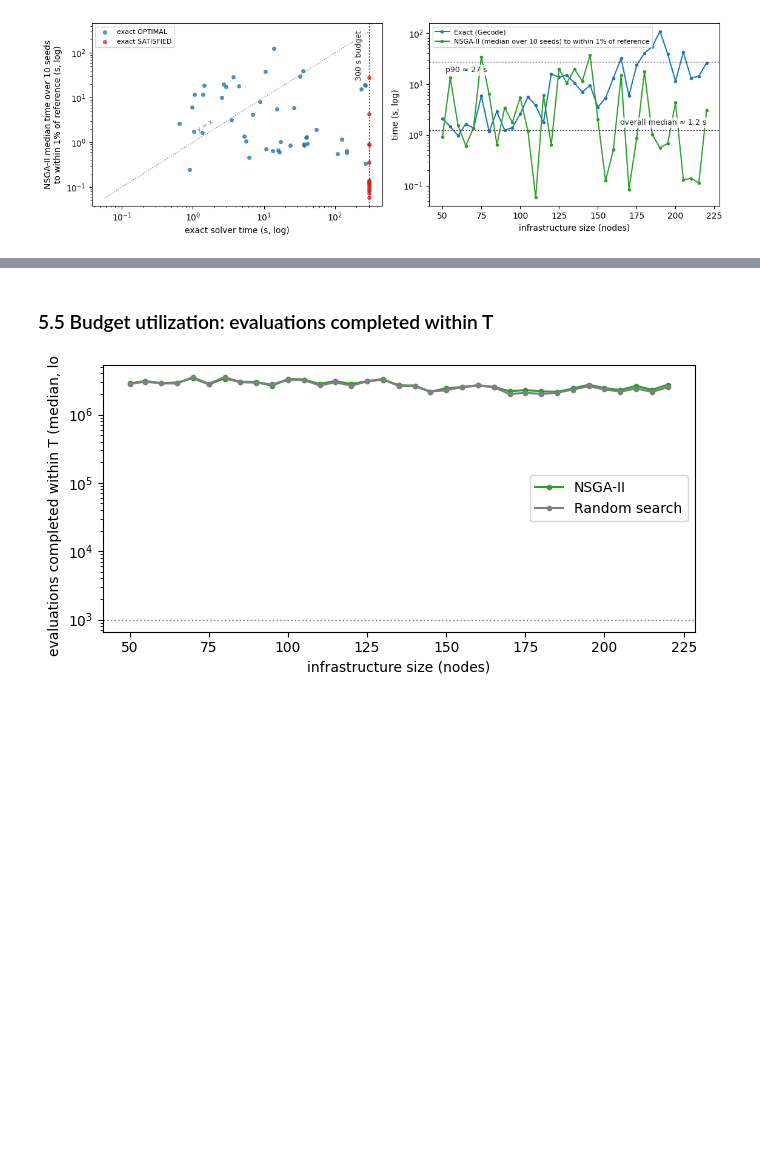
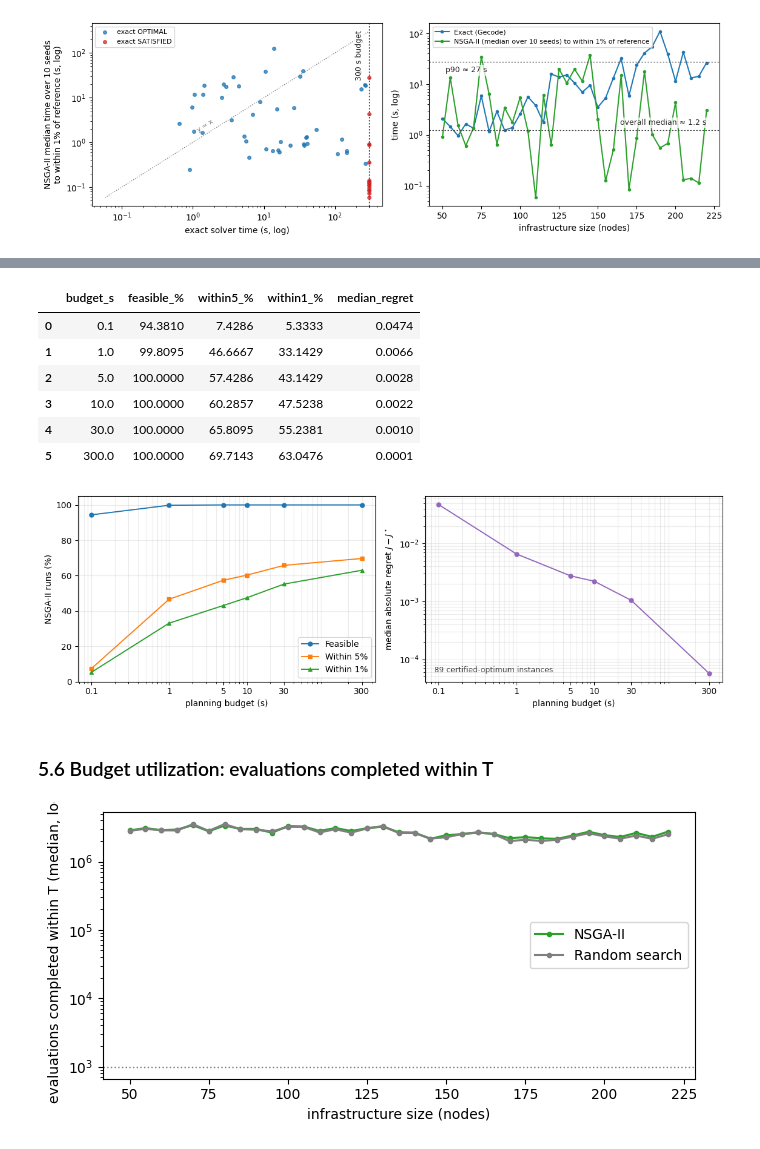
Before and after one commit to isa-group/OpenBinding, a Jupyter notebook: experimentation/icsoc/notebooks/03_results_evaluation.ipynb, the cells around one changed output, grey strips where cells are left out. Drawn from its saved outputs; the diff is of its cells as text; code cells hidden in the pictures; blank space fills up the shorter version.

Commit message:
feat: quality-deadline curves for planning budget guidance

```diff
--- a/experimentation/icsoc/notebooks/03_results_evaluation.ipynb
+++ b/experimentation/icsoc/notebooks/03_results_evaluation.ipynb
@@ -649,5 +661,57 @@ seeds reaching within 1% on the 62 reported instances: min 60%, quartiles 100%/1
+# %%
+budgets_s = [0.1, 1, 5, 10, 30, 300]
+nsga_runs = runs.loc[runs.engine == 'evolutionary-heuristics', ['run_id', 'instance_id']]
+
+rows = []
+for t in budgets_s:
+    j_t = analysis.j_at_cutoff(traces, time_cutoff_ms=t * 1000)
+    m = (nsga_runs.merge(j_t[['run_id', 'J']], on='run_id', how='left')
+         .merge(references, on='instance_id'))
+    gap = (m.J - m.reference_J) / m.reference_J  # NaN (not yet feasible) compares as False
+    cert = m[m.reference_source == 'exact_optimal']
+    rows.append({
+        'budget_s': t,
+        'feasible_%': m.J.notna().mean() * 100,
+        'within5_%': (gap <= 0.05).mean() * 100,
+        'within1_%': (gap <= 0.01).mean() * 100,
+        # the median skips runs with no feasible solution at t; their share is
+        # exactly what the feasible_% column reports
+        'median_regret': (cert.J - cert.reference_J).median(),
+    })
+deadline = pd.DataFrame(rows)
+display(deadline.round(4))
+
+TOL_STYLE = {
+    'feasible_%': dict(color='tab:blue', marker='o', label='Feasible'),
+    'within5_%': dict(color='tab:orange', marker='s', label='Within 5%'),
+    'within1_%': dict(color='tab:green', marker='^', label='Within 1%'),
+}
+fig, axes = plt.subplots(1, 2, figsize=(11.5, 3.8))
+for col, style in TOL_STYLE.items():
+    axes[0].plot(deadline.budget_s, deadline[col], lw=1.4, ms=5, **style)
+axes[0].set(xscale='log', xlabel='planning budget (s)', ylabel='NSGA-II runs (%)', ylim=(0, 105))
+axes[0].legend()
+axes[1].plot(deadline.budget_s, deadline.median_regret, color='tab:purple', marker='o', lw=1.4, ms=5)
+axes[1].set(xscale='log', yscale='log', xlabel='planning budget (s)',
+            ylabel=r'median absolute regret $J - J^\star$')
+axes[1].annotate('89 certified-optimum instances', xy=(0.03, 0.05),
+                 xycoords='axes fraction', fontsize=9, color='0.25')
+for ax in axes:
+    ax.set_xticks(budgets_s, [f'{b:g}' for b in budgets_s])
+    ax.grid(True, which='both', alpha=0.25)
+fig.tight_layout()
+analysis.save_fig(fig, 'eval_quality_deadline', FIGURES)
+# %% [output]
+|  | budget_s | feasible_% | within5_% | within1_% | median_regret |
+| 0 | 0.1 | 94.3810 | 7.4286 | 5.3333 | 0.0474 |
+| 1 | 1.0 | 99.8095 | 46.6667 | 33.1429 | 0.0066 |
+| 2 | 5.0 | 100.0000 | 57.4286 | 43.1429 | 0.0028 |
+| 3 | 10.0 | 100.0000 | 60.2857 | 47.5238 | 0.0022 |
+| 4 | 30.0 | 100.0000 | 65.8095 | 55.2381 | 0.0010 |
+| 5 | 300.0 | 100.0000 | 69.7143 | 63.0476 | 0.0001 |
+[figure, added]
 # %% [markdown]
-### 5.5 Budget utilization: evaluations completed within T
+### 5.6 Budget utilization: evaluations completed within T
 # %%
 # Exact budget utilization: total evaluations completed within T, recorded by
 # the engines (runs.engine_evaluations). Falls back to the index of the last
```
Also changed, not shown: parts of 2 cells of this notebook, 19 other files.
